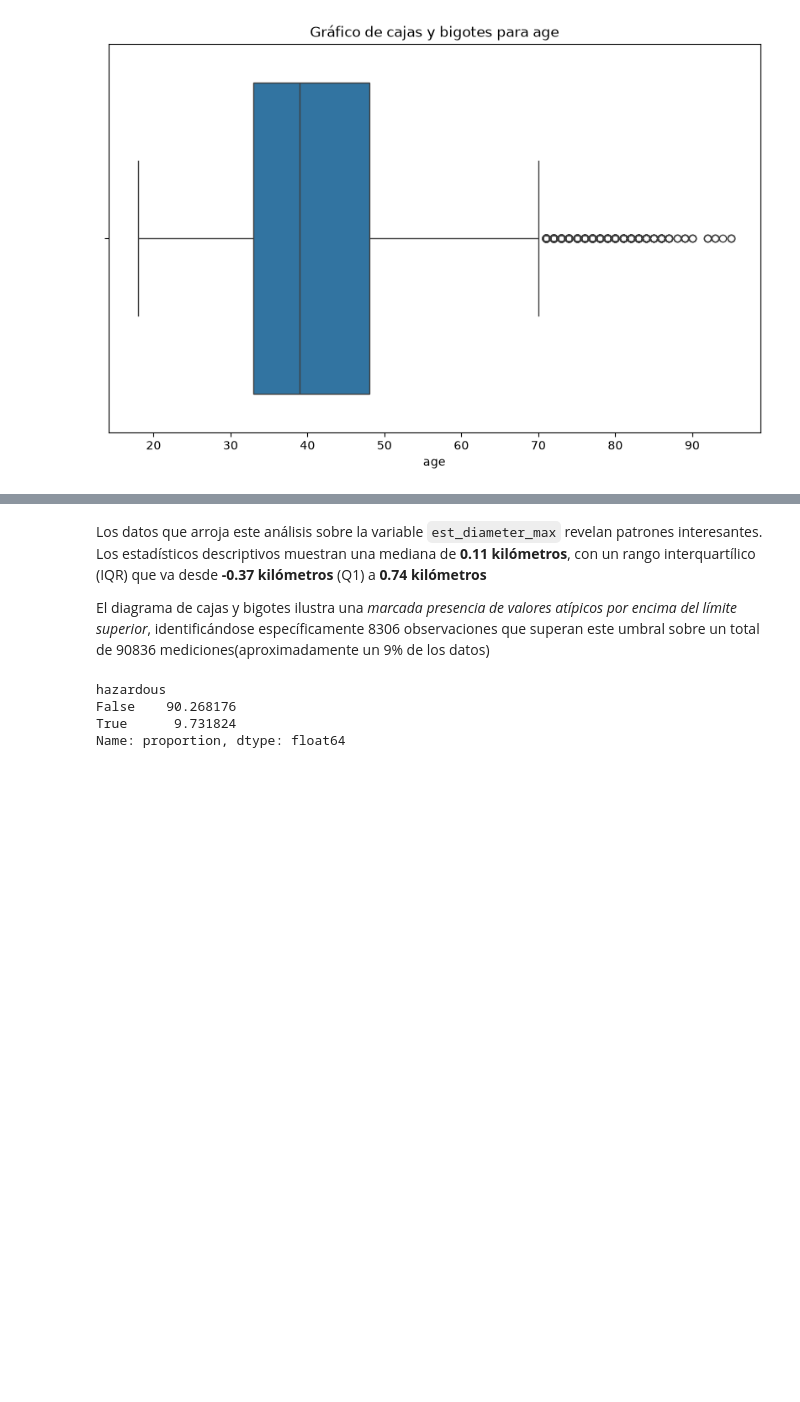
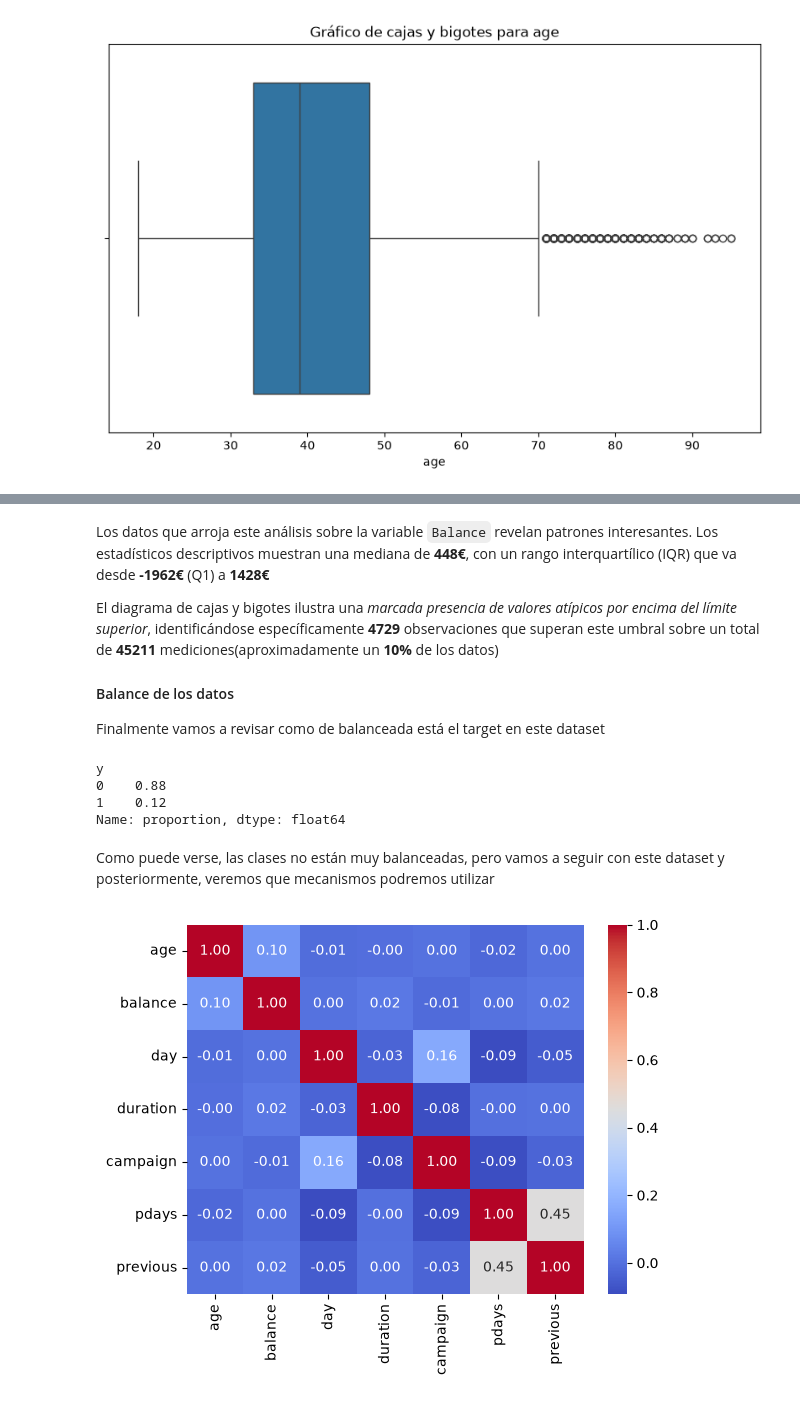
Before and after one commit to AndresDAM2526/PIA, a Jupyter notebook: Proyecto_1_Evaluacion.ipynb, the cells around one changed output, grey strips where cells are left out. Cells and saved outputs as stored; diff of their text form; code cells hidden in the pictures; blank space fills up the shorter version.

```diff
--- a/Proyecto_1_Evaluacion.ipynb
+++ b/Proyecto_1_Evaluacion.ipynb
@@ -230,11 +238,22 @@ Text(0.5, 0, 'pdays')
 # %% [markdown]
-Los datos que arroja este análisis sobre la variable `est_diameter_max` revelan patrones interesantes. Los estadísticos descriptivos muestran una mediana de **0.11 kilómetros**, con un rango interquartílico (IQR) que va desde **-0.37 kilómetros** (Q1) a **0.74 kilómetros**
+Los datos que arroja este análisis sobre la variable `Balance` revelan patrones interesantes. Los estadísticos descriptivos muestran una mediana de **448€**, con un rango interquartílico (IQR) que va desde **-1962€** (Q1) a **1428€**
 
-El diagrama de cajas y bigotes ilustra una *marcada presencia de valores atípicos por encima del límite superior*, identificándose específicamente 8306 observaciones que superan este umbral sobre un total de 90836 mediciones(aproximadamente un 9% de los datos)
+El diagrama de cajas y bigotes ilustra una *marcada presencia de valores atípicos por encima del límite superior*, identificándose específicamente **4729** observaciones que superan este umbral sobre un total de **45211** mediciones(aproximadamente un **10%** de los datos)
+
+#### Balance de los datos
+
+Finalmente vamos a revisar como de balanceada está el target en este dataset
 # %%
-dataset['hazardous'].value_counts(normalize=True)*100
+encoded_dataset['y'].value_counts(normalize=True).round(2)
 # %% [output]
-hazardous
-False    90.268176
-True      9.731824
+y
+0    0.88
+1    0.12
 Name: proportion, dtype: float64
+# %% [markdown]
+Como puede verse, las clases no están muy balanceadas, pero vamos a seguir con este dataset y posteriormente, veremos que mecanismos podremos utilizar
+# %%
+matriz_correlacion = dataset.select_dtypes(include=["float64", "int64"]).corr()
+heatmap = sns.heatmap(matriz_correlacion, annot=True, cmap='coolwarm', fmt=".2f")
+# %% [output]
+[figure, added]
```
Also changed, not shown: parts of 45 cells of this notebook.
